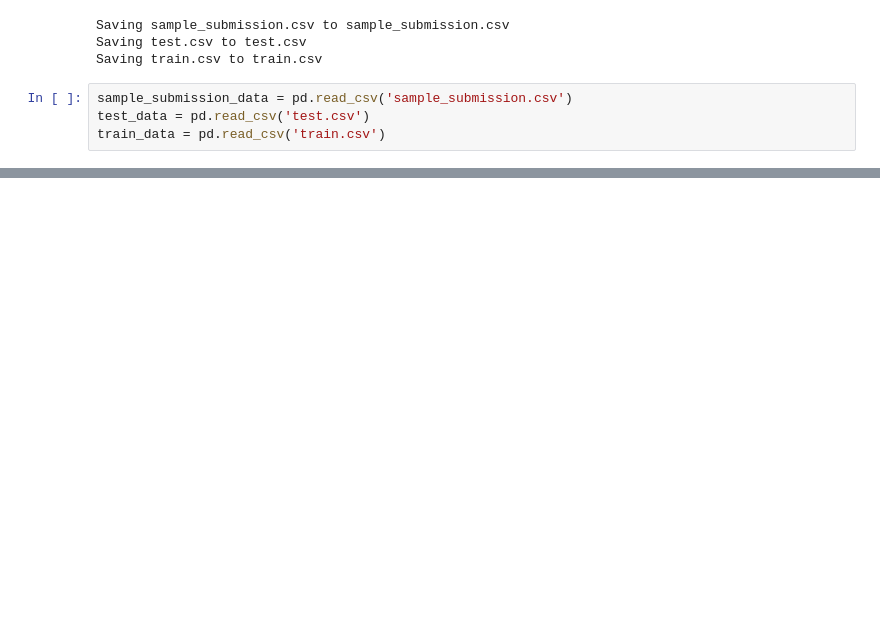
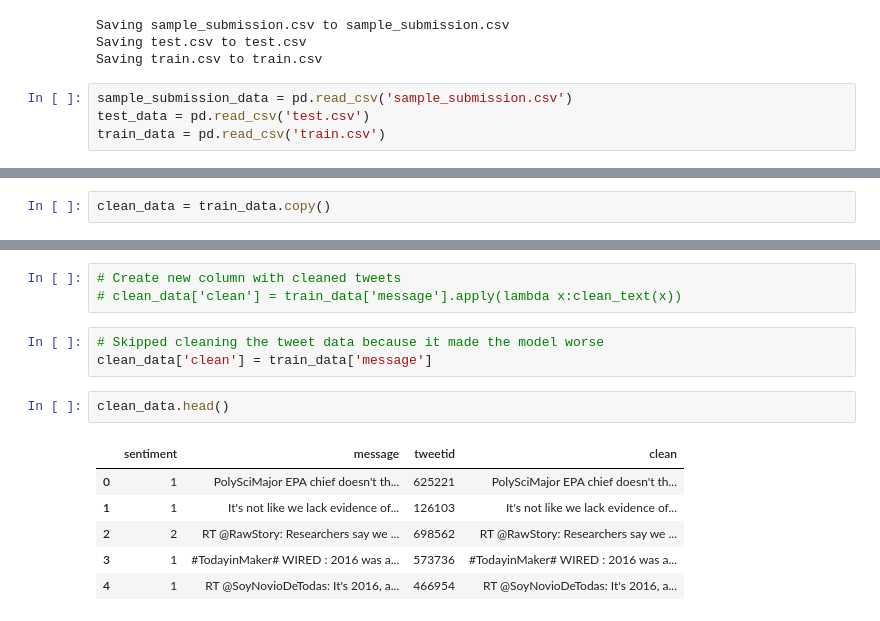
Before and after one commit to BobbyKassner/climate-change-edsa2020-21, a Jupyter notebook: climate_change_edsa2020_21.ipynb, the cells around one changed output, grey strips where cells are left out. Cells and saved outputs as stored; diff of their text form; blank space fills up the shorter version.

```diff
--- a/climate_change_edsa2020_21.ipynb
+++ b/climate_change_edsa2020_21.ipynb
@@ -58,0 +95,2 @@ train_data = pd.read_csv('train.csv')
+# %%
+clean_data = train_data.copy()
@@ -58,0 +118,15 @@ train_data = pd.read_csv('train.csv')
+# %%
+# Create new column with cleaned tweets
+# clean_data['clean'] = train_data['message'].apply(lambda x:clean_text(x))
+# %%
+# Skipped cleaning the tweet data because it made the model worse
+clean_data['clean'] = train_data['message']
+# %%
+clean_data.head()
+# %% [output]
+|  | sentiment | message | tweetid | clean |
+| 0 | 1 | PolySciMajor EPA chief doesn't th... | 625221 | PolySciMajor EPA chief doesn't th... |
+| 1 | 1 | It's not like we lack evidence of... | 126103 | It's not like we lack evidence of... |
+| 2 | 2 | RT @RawStory: Researchers say we ... | 698562 | RT @RawStory: Researchers say we ... |
+| 3 | 1 | #TodayinMaker# WIRED : 2016 was a... | 573736 | #TodayinMaker# WIRED : 2016 was a... |
+| 4 | 1 | RT @SoyNovioDeTodas: It's 2016, a... | 466954 | RT @SoyNovioDeTodas: It's 2016, a... |
```
Also changed, not shown: parts of 29 cells of this notebook.
